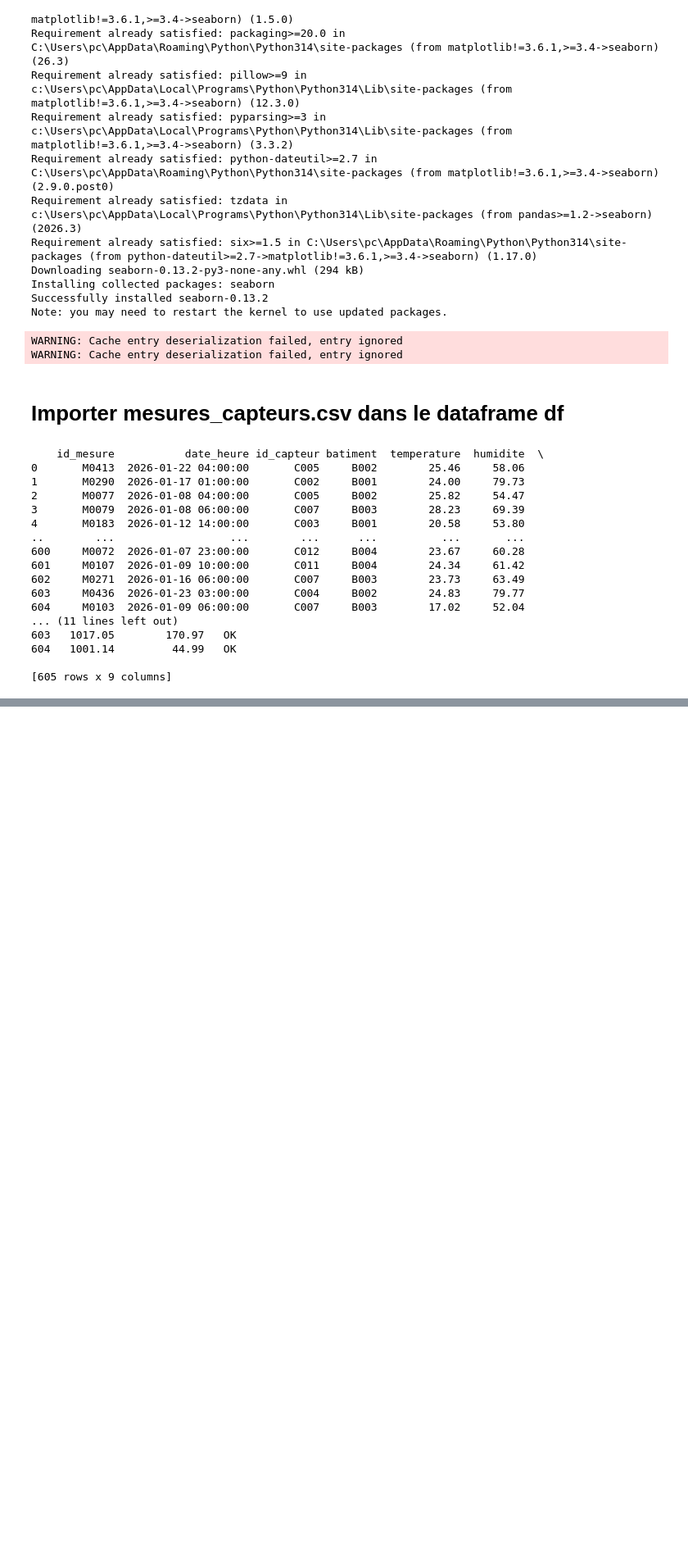
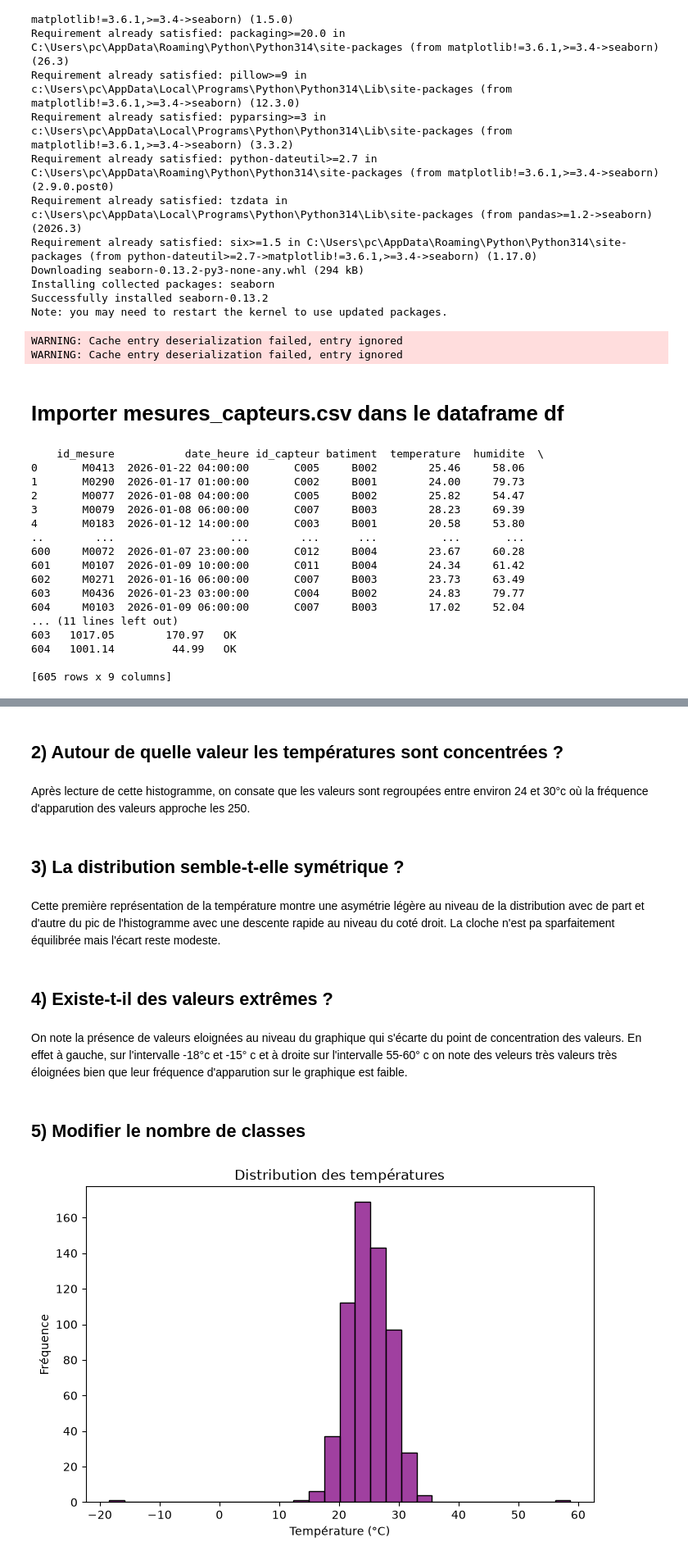
Before and after one commit to sinendoye/atelier_seaborn_iot, a Jupyter notebook: notebooks/atelier_seaborn_iot.ipynb, the cells around one changed output, grey strips where cells are left out. Shown at 82% size. Cells and saved outputs as stored; diff of their text form; code cells hidden in the pictures; blank space fills up the shorter version.

```diff
--- a/notebooks/atelier_seaborn_iot.ipynb
+++ b/notebooks/atelier_seaborn_iot.ipynb
@@ -58,0 +72,25 @@ print (df)
+# %% [markdown]
+## 2) Autour de quelle valeur les températures sont concentrées ?
+# %% [markdown]
+Après lecture de cette histogramme, on consate que les valeurs sont regroupées entre environ 24 et 30°c où la fréquence d'apparution des valeurs approche les 250.
+# %% [markdown]
+## 3) La distribution semble-t-elle symétrique ?
+# %% [markdown]
+Cette première représentation de la température montre une asymétrie légère au niveau de la distribution avec de part et d'autre du pic de l'histogramme avec une descente rapide au niveau du coté droit. La cloche n'est pa sparfaitement équilibrée mais l'écart reste modeste.
+# %% [markdown]
+## 4) Existe-t-il des valeurs extrêmes ?
+# %% [markdown]
+On note la présence de valeurs eloignées au niveau du graphique qui s'écarte du point de concentration des valeurs. En effet à gauche, sur l'intervalle -18°c et -15° c et à droite sur l'intervalle 55-60° c on note des veleurs très valeurs très éloignées bien que leur fréquence d'apparution sur le graphique est faible.
+# %% [markdown]
+## 5) Modifier le nombre de classes
+# %%
+# Modification à 30 bins
+
+plt.figure(figsize=(8,5))
+sns.histplot(data=df, x="temperature", bins=30, color= "purple")
+plt.title("Distribution des températures")
+plt.xlabel("Température (°C)")
+plt.ylabel("Fréquence")
+plt.show()
+# %% [output]
+[figure, added]
```
Also changed, not shown: parts of 6 cells of this notebook, 1 other file.
